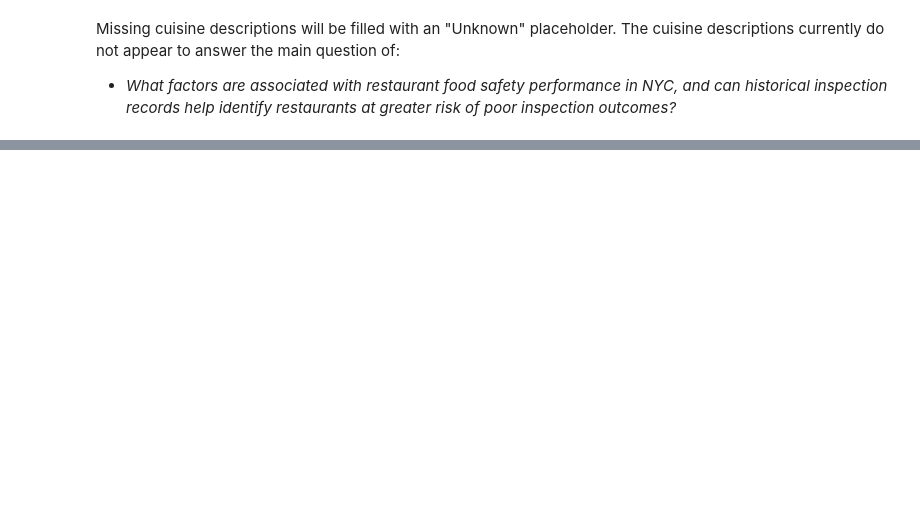
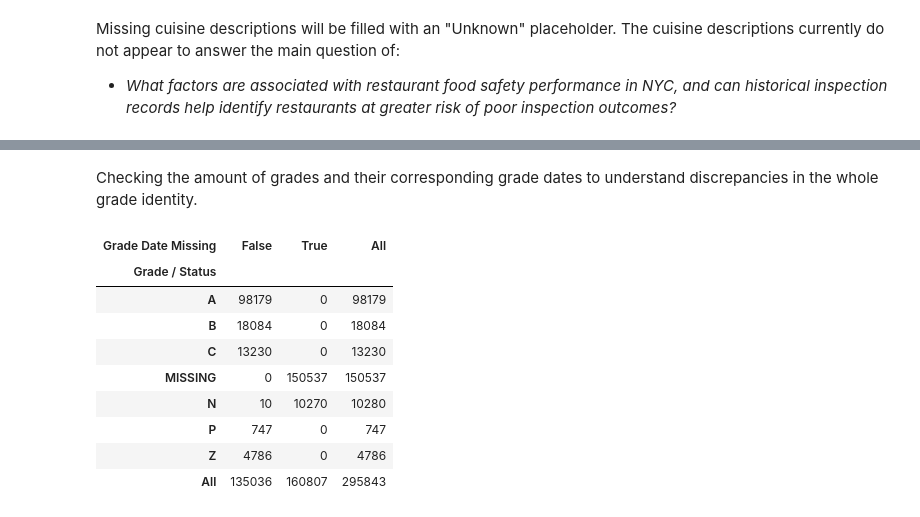
Before and after one commit to estvjana/nyc-restaurant-inspections, a Jupyter notebook: 02_data_validation.ipynb, the cells around one changed output, grey strips where cells are left out. Saved outputs shown, nothing was run; the diff lists cells and outputs as text; code cells hidden in the pictures; blank space fills up the shorter version.

```diff
--- a/02_data_validation.ipynb
+++ b/02_data_validation.ipynb
@@ -220,0 +371,24 @@ df_prepared["CUISINE DESCRIPTION"] = (df_prepared["CUISINE DESCRIPTION"].fillna(
+# %% [markdown]
+Checking the amount of grades and their corresponding grade dates to understand discrepancies in the whole grade identity.
+# %%
+# Checking the grade and grade-date combinations
+grade_date_check = pd.crosstab(
+    df_prepared["GRADE"].fillna("MISSING"),
+    df_prepared["GRADE DATE"].isna(),
+    rownames=["Grade / Status"],
+    colnames=["Grade Date Missing"],
+    margins = True
+)
+
+grade_date_check
+# %% [output]
+| Grade Date Missing | False | True | All |
+| Grade / Status |  |  |  |
+| A | 98179 | 0 | 98179 |
+| B | 18084 | 0 | 18084 |
+| C | 13230 | 0 | 13230 |
+| MISSING | 0 | 150537 | 150537 |
+| N | 10 | 10270 | 10280 |
+| P | 747 | 0 | 747 |
+| Z | 4786 | 0 | 4786 |
+| All | 135036 | 160807 | 295843 |
```
Also changed, not shown: parts of 56 cells of this notebook.
